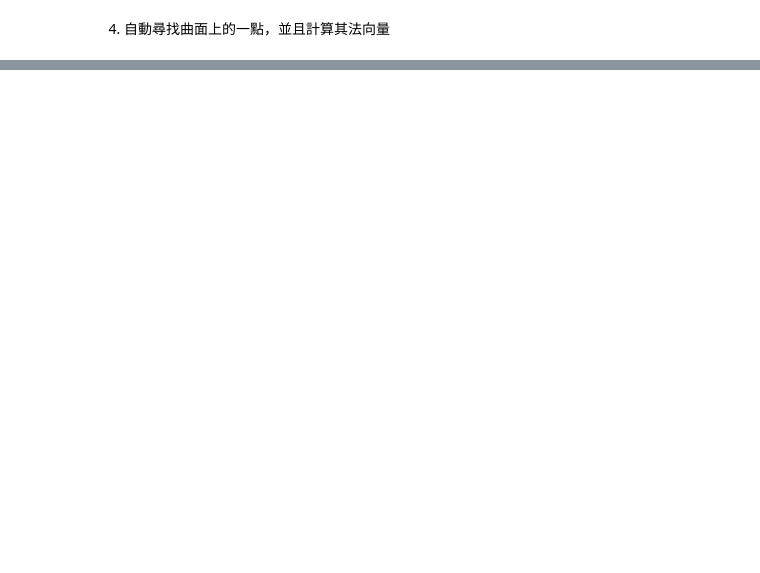
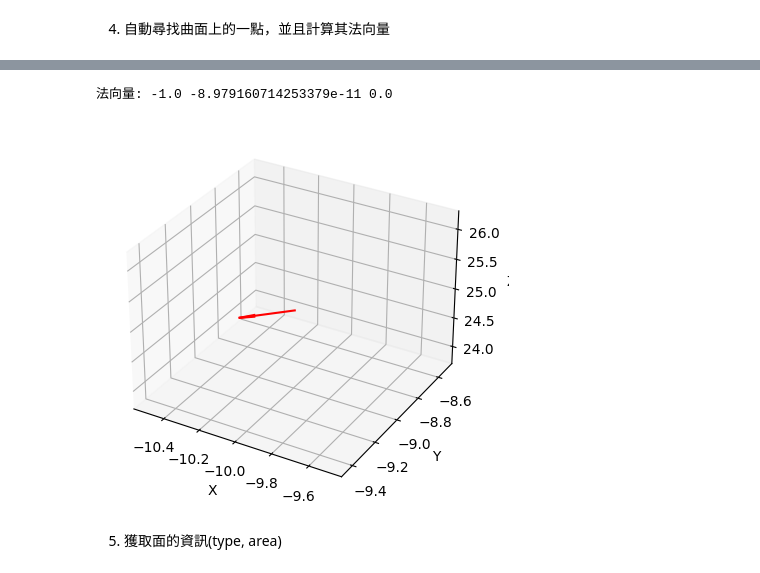
Before and after one commit to alanchuang0921/IRTI_path_generation, a Jupyter notebook: 程式碼/物件處理程式碼.ipynb, the cells around one changed output, grey strips where cells are left out. Drawn from its saved outputs; the diff is of its cells as text; code cells hidden in the pictures; blank space fills up the shorter version.

```diff
--- a/程式碼/物件處理程式碼.ipynb
+++ b/程式碼/物件處理程式碼.ipynb
@@ -113,7 +113,7 @@ from OCC.Core.BRepBuilderAPI import BRepBuilderAPI_MakeEdge
 from OCC.Core.GeomAPI import GeomAPI_PointsToBSpline
 
 # IGS文件路径
-file_path = r"C:\NTHU\IRTI-Project\my_box.igs"
+file_path = r"C:\NTHU\IRTI-Project\my_cylinder.igs"
 
 reader = IGESControl_Reader()
 status = reader.ReadFile(file_path)
@@ -201,0 +303,64 @@ else:
+# %%
+import os
+import matplotlib.pyplot as plt
+from mpl_toolkits.mplot3d import Axes3D
+from OCC.Core.IGESControl import IGESControl_Reader
+from OCC.Core.TopExp import TopExp_Explorer
+from OCC.Core.TopoDS import topods_Face
+from OCC.Core.BRepAdaptor import BRepAdaptor_Surface
+from OCC.Core.BRepLProp import BRepLProp_SLProps
+from OCC.Core.TopAbs import TopAbs_FACE
+from OCC.Core.gp import gp_Pnt2d
+
+# 先創建 figure 準備後續的可視化
+fig = plt.figure()
+ax = fig.add_subplot(111, projection='3d')
+
+# 檔案路徑
+file_path = r"C:\NTHU\IRTI-Project\my_cylinder.igs"
+
+# 確認路徑是否存在
+if not os.path.exists(file_path):
+    print("檔案路徑錯誤！")
+else:
+    # 讀取檔案
+    reader = IGESControl_Reader()
+    reader.ReadFile(file_path)
+    reader.TransferRoots()
+    shape = reader.Shape()
+
+    # 迴圈跑過所有面
+    explorer = TopExp_Explorer(shape, TopAbs_FACE)
+    while explorer.More():
+        face = topods_Face(explorer.Current())
+        adaptor_surface = BRepAdaptor_Surface(face, True)
+        if adaptor_surface.GetType() == 7:
+            props = BRepLProp_SLProps(adaptor_surface, 2, 0.01)
+            u_min, u_max, v_min, v_max = adaptor_surface.FirstUParameter(), adaptor_surface.LastUParameter(), adaptor_surface.FirstVParameter(), adaptor_surface.LastVParameter()
+            u_mid = (u_min + u_max) / 2
+            v_mid = (v_min + v_max) / 2
+            props.SetParameters(u_mid, v_mid)
+            if props.IsCurvatureDefined():
+                normal = props.Normal()
+
+                if face.Orientation() == TopAbs_FACE:
+                    normal.Reverse()
+                print("法向量:", normal.X(), normal.Y(), normal.Z())
+
+            # 得到面中心點的值
+            center = adaptor_surface.Value(u_mid, v_mid)
+            # 繪製箭頭
+            ax.quiver(center.X(), center.Y(), center.Z(), normal.X(), normal.Y(), normal.Z(), length=0.2, color='r')
+
+        explorer.Next()
+
+# 設置 X Y Z 軸
+ax.set_xlabel('X')
+ax.set_ylabel('Y')
+ax.set_zlabel('Z')
+plt.show()
+# %% [output]
+法向量: -1.0 -8.979160714253379e-11 0.0
+[figure, added]
+# %% [markdown]
+5. 獲取面的資訊(type, area)
```
Also changed, not shown: parts of 4 cells of this notebook.
